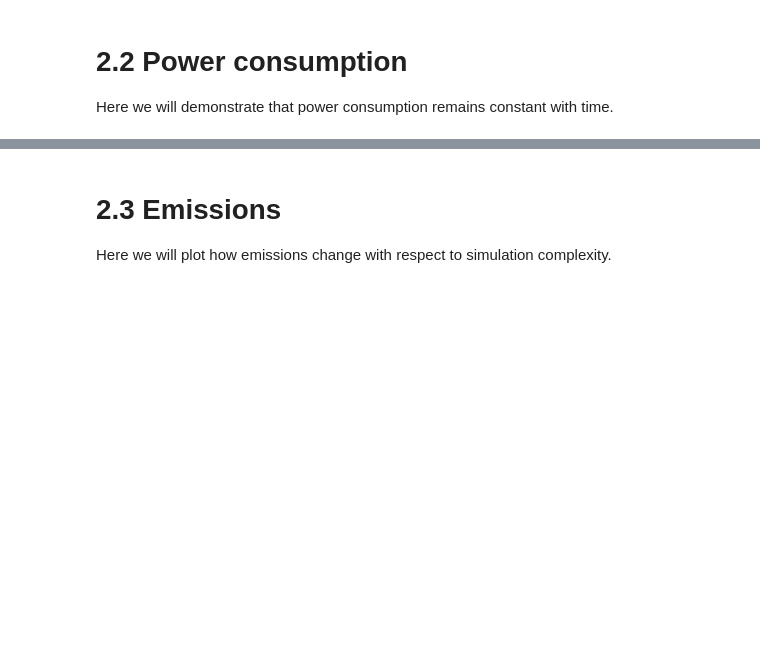
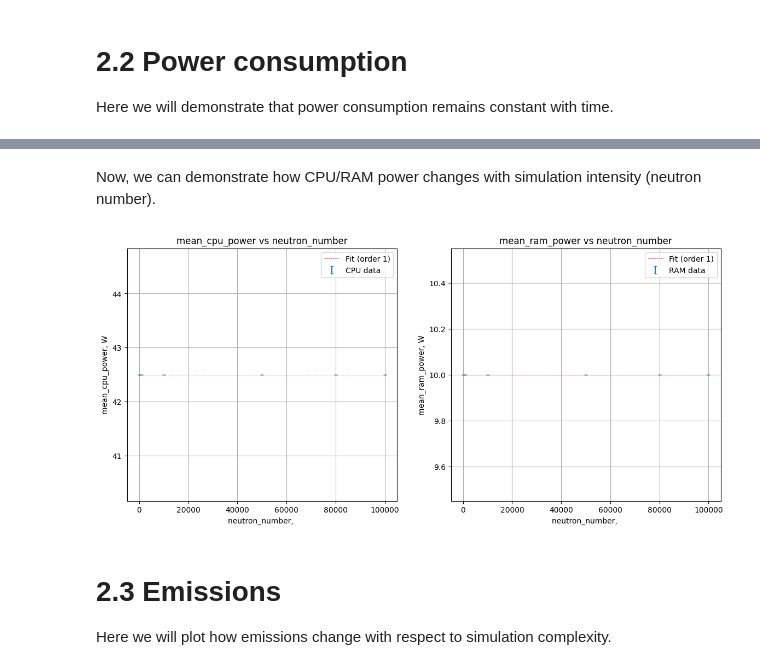
Before and after one commit to rosieschiffmann/Neutron-Transport-Simulation, a Jupyter notebook: emission_tracking.ipynb, the cells around one changed output, grey strips where cells are left out. Saved outputs shown, nothing was run; the diff lists cells and outputs as text; code cells hidden in the pictures; blank space fills up the shorter version.

```diff
--- a/emission_tracking.ipynb
+++ b/emission_tracking.ipynb
@@ -131,3 +187,9 @@ Here we will demonstrate that power consumption remains constant with time.
+# %% [markdown]
+Now, we can demonstrate how CPU/RAM power changes with simulation intensity (neutron number).
+# %%
+CPU_vs_RAM_plotting("neutron_number", None, "mean_cpu_power", "cpu_power_err", "mean_ram_power", "ram_power_err", True, 1)
+# %% [output]
+[figure, added]
 # %% [markdown]
 # 2.3 Emissions
 Here we will plot how emissions change with respect to simulation complexity.
```
Also changed, not shown: parts of 11 cells of this notebook.
